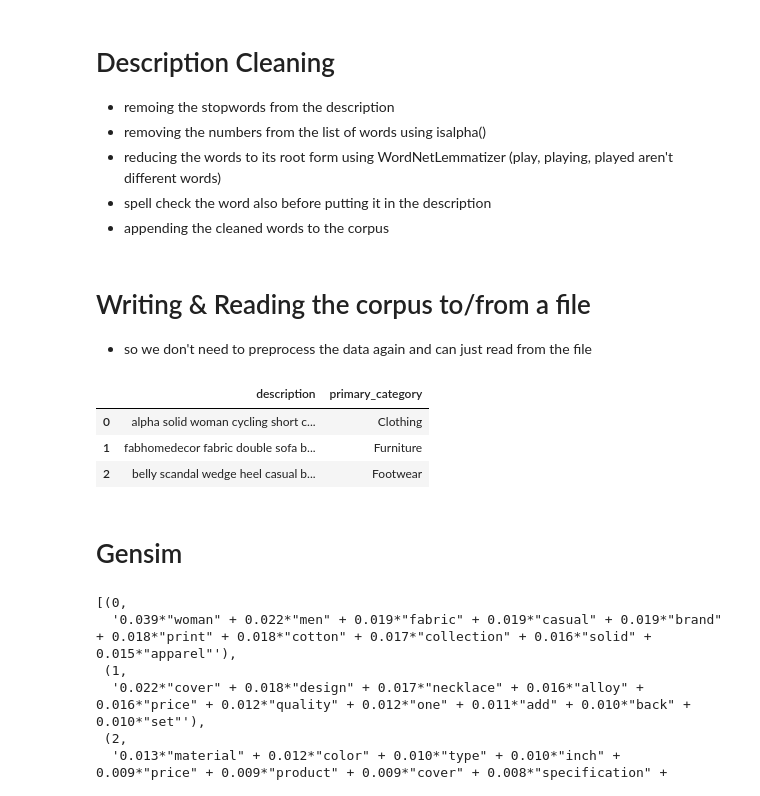
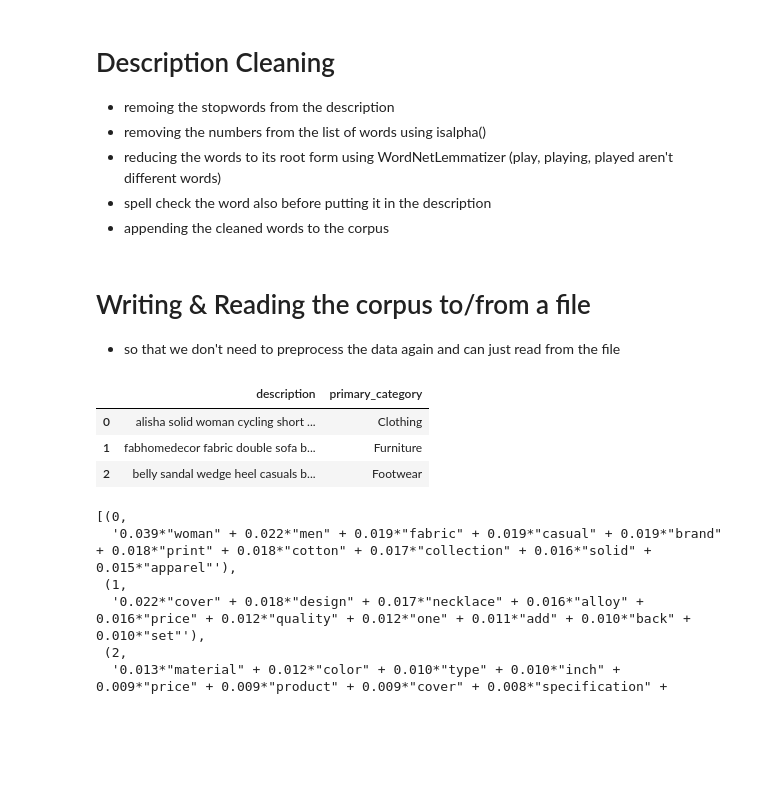
Before and after one commit to kushagra219/NLP-Category-Predictions-Task, a Jupyter notebook: Exploratory-Data-Analysis.ipynb, the cells around one changed output. Cells and saved outputs as stored; diff of their text form; code cells hidden in the pictures; blank space fills up the shorter version.

```diff
--- a/Exploratory-Data-Analysis.ipynb
+++ b/Exploratory-Data-Analysis.ipynb
@@ -463,7 +505,7 @@ def clean_description(df):
 # %% [markdown]
 # Writing & Reading the corpus to/from a file
 
-* so we don't need to preprocess the data again and can just read from the file
+* so that we don't need to preprocess the data again and can just read from the file
 # %%
 # saving the clean corpus for future use
 
@@ -473,22 +515,20 @@ def clean_description(df):
 # %%
 # reading the data from pre-saved clean corpus file
 
-with open("corpus-spell.txt", 'r', encoding='utf-8') as file:
+with open("clean-dataset/corpus.txt", 'r', encoding='utf-8') as file:
     data = list(file.readlines())
 
 corpus= []
 for i in data:
     corpus.append(i.split())
 
 df["description"] = data
 df.head(3)
 # %% [output]
 |  | description | primary_category |
-| 0 | alpha solid woman cycling short c... | Clothing |
+| 0 | alisha solid woman cycling short ... | Clothing |
 | 1 | fabhomedecor fabric double sofa b... | Furniture |
-| 2 | belly scandal wedge heel casual b... | Footwear |
+| 2 | belly sandal wedge heel casuals b... | Footwear |
-# %% [markdown]
-# Gensim
 # %%
 # import gensim
 
```
Also changed, not shown: parts of 20 cells of this notebook, 13 other files.
